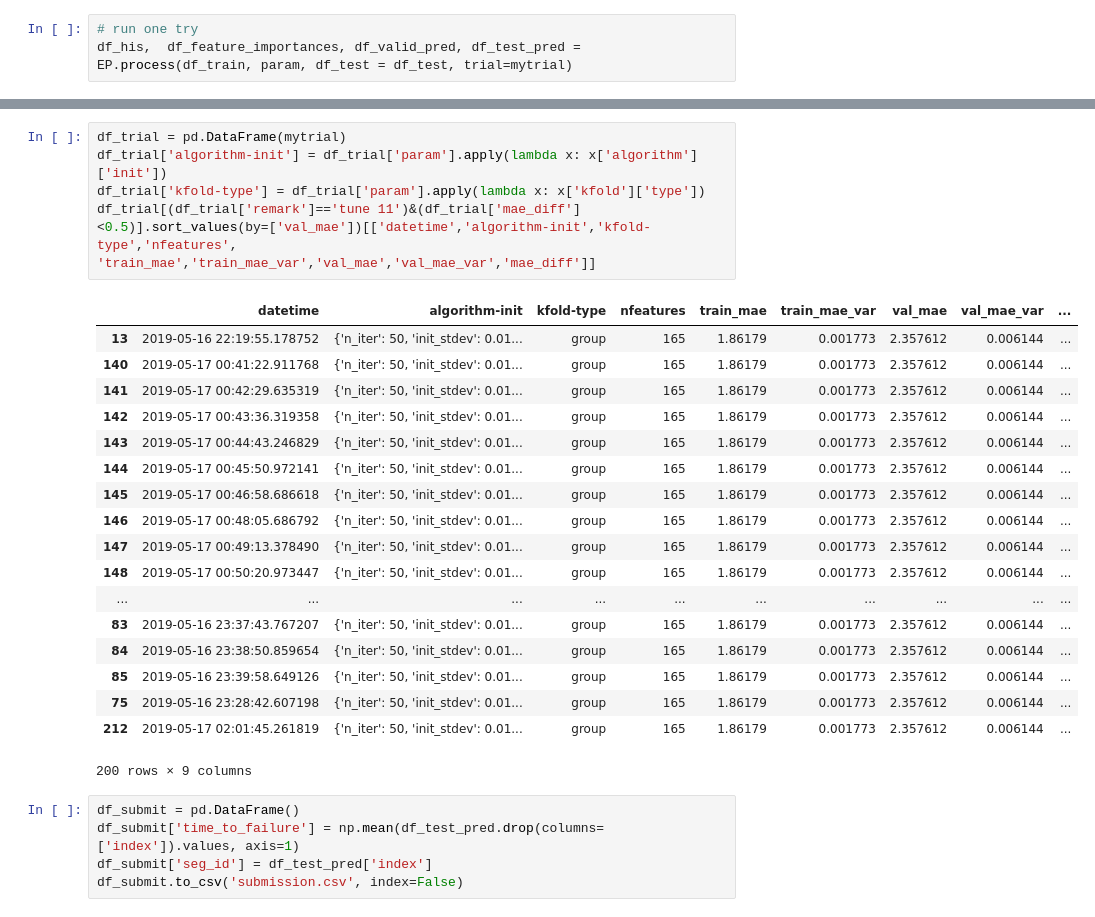
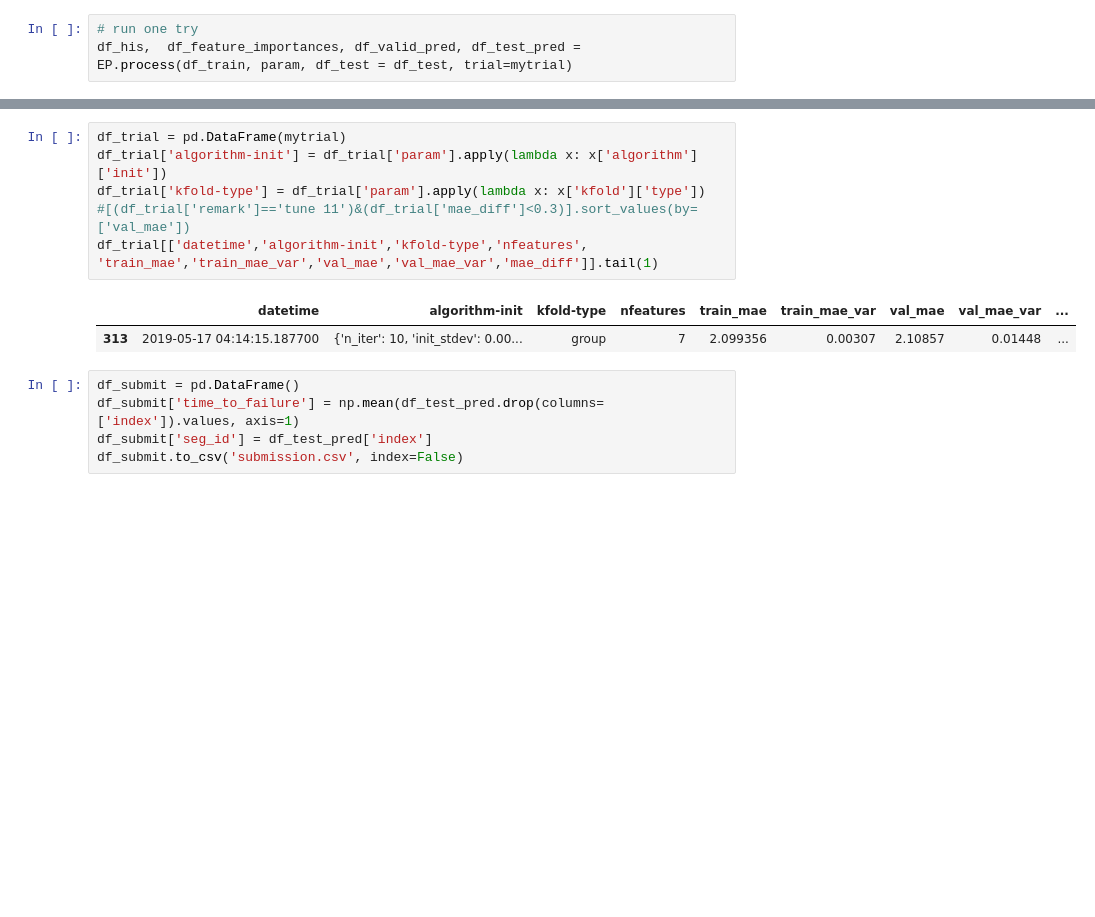
Before and after one commit to arhow/LANLEarthquakePrediction2019, a Jupyter notebook: fm.ipynb, the cells around one changed output, grey strips where cells are left out. Saved outputs shown, nothing was run; the diff lists cells and outputs as text; blank space fills up the shorter version.

```diff
--- a/fm.ipynb
+++ b/fm.ipynb
@@ -300,27 +140,12 @@ study.optimize(objective, n_trials=100)
 # %%
 df_trial = pd.DataFrame(mytrial)
 df_trial['algorithm-init'] = df_trial['param'].apply(lambda x: x['algorithm']['init'])
 df_trial['kfold-type'] = df_trial['param'].apply(lambda x: x['kfold']['type'])
-df_trial[(df_trial['remark']=='tune 11')&(df_trial['mae_diff']<0.5)].sort_values(by=['val_mae'])[['datetime','algorithm-init','kfold-type','nfeatures', 'train_mae','train_mae_var','val_mae','val_mae_var','mae_diff']]
+#[(df_trial['remark']=='tune 11')&(df_trial['mae_diff']<0.3)].sort_values(by=['val_mae'])
+df_trial[['datetime','algorithm-init','kfold-type','nfeatures', 'train_mae','train_mae_var','val_mae','val_mae_var','mae_diff']].tail(1)
 # %% [output]
 |  | datetime | algorithm-init | kfold-type | nfeatures | train_mae | train_mae_var | val_mae | val_mae_var | ... |
-| 13 | 2019-05-16 22:19:55.178752 | {'n_iter': 50, 'init_stdev': 0.01... | group | 165 | 1.86179 | 0.001773 | 2.357612 | 0.006144 | ... |
-| 140 | 2019-05-17 00:41:22.911768 | {'n_iter': 50, 'init_stdev': 0.01... | group | 165 | 1.86179 | 0.001773 | 2.357612 | 0.006144 | ... |
-| 141 | 2019-05-17 00:42:29.635319 | {'n_iter': 50, 'init_stdev': 0.01... | group | 165 | 1.86179 | 0.001773 | 2.357612 | 0.006144 | ... |
-| 142 | 2019-05-17 00:43:36.319358 | {'n_iter': 50, 'init_stdev': 0.01... | group | 165 | 1.86179 | 0.001773 | 2.357612 | 0.006144 | ... |
-| 143 | 2019-05-17 00:44:43.246829 | {'n_iter': 50, 'init_stdev': 0.01... | group | 165 | 1.86179 | 0.001773 | 2.357612 | 0.006144 | ... |
-| 144 | 2019-05-17 00:45:50.972141 | {'n_iter': 50, 'init_stdev': 0.01... | group | 165 | 1.86179 | 0.001773 | 2.357612 | 0.006144 | ... |
-| 145 | 2019-05-17 00:46:58.686618 | {'n_iter': 50, 'init_stdev': 0.01... | group | 165 | 1.86179 | 0.001773 | 2.357612 | 0.006144 | ... |
-| 146 | 2019-05-17 00:48:05.686792 | {'n_iter': 50, 'init_stdev': 0.01... | group | 165 | 1.86179 | 0.001773 | 2.357612 | 0.006144 | ... |
-| 147 | 2019-05-17 00:49:13.378490 | {'n_iter': 50, 'init_stdev': 0.01... | group | 165 | 1.86179 | 0.001773 | 2.357612 | 0.006144 | ... |
-| 148 | 2019-05-17 00:50:20.973447 | {'n_iter': 50, 'init_stdev': 0.01... | group | 165 | 1.86179 | 0.001773 | 2.357612 | 0.006144 | ... |
-| ... | ... | ... | ... | ... | ... | ... | ... | ... | ... |
-| 83 | 2019-05-16 23:37:43.767207 | {'n_iter': 50, 'init_stdev': 0.01... | group | 165 | 1.86179 | 0.001773 | 2.357612 | 0.006144 | ... |
-| 84 | 2019-05-16 23:38:50.859654 | {'n_iter': 50, 'init_stdev': 0.01... | group | 165 | 1.86179 | 0.001773 | 2.357612 | 0.006144 | ... |
-| 85 | 2019-05-16 23:39:58.649126 | {'n_iter': 50, 'init_stdev': 0.01... | group | 165 | 1.86179 | 0.001773 | 2.357612 | 0.006144 | ... |
-| 75 | 2019-05-16 23:28:42.607198 | {'n_iter': 50, 'init_stdev': 0.01... | group | 165 | 1.86179 | 0.001773 | 2.357612 | 0.006144 | ... |
-| 212 | 2019-05-17 02:01:45.261819 | {'n_iter': 50, 'init_stdev': 0.01... | group | 165 | 1.86179 | 0.001773 | 2.357612 | 0.006144 | ... |
+| 313 | 2019-05-17 04:14:15.187700 | {'n_iter': 10, 'init_stdev': 0.00... | group | 7 | 2.099356 | 0.00307 | 2.10857 | 0.01448 | ... |
-200 rows × 9 columns
 # %%
 df_submit = pd.DataFrame()
 df_submit['time_to_failure'] = np.mean(df_test_pred.drop(columns=['index']).values, axis=1)
```
Also changed, not shown: parts of 4 cells of this notebook, 2 other files.
